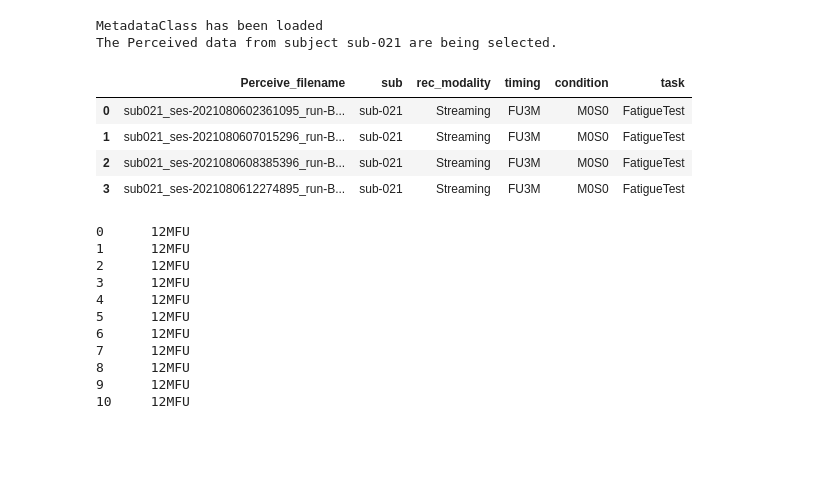
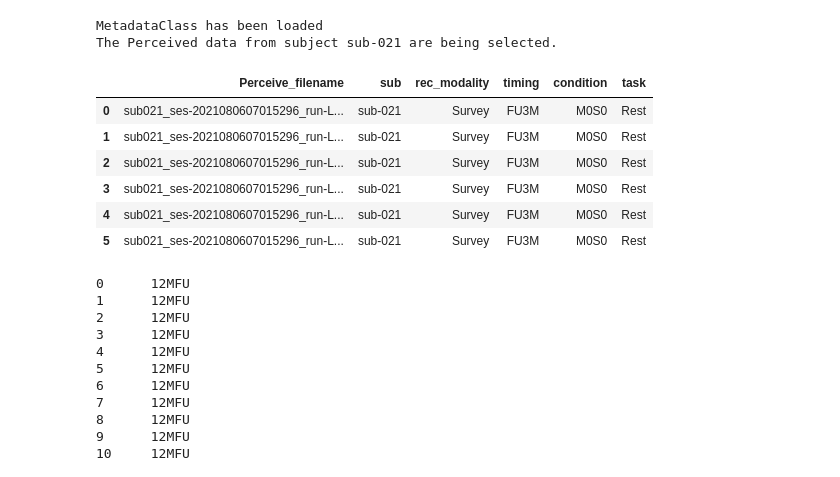
Before and after one commit to jgvhabets/PyPerceive, a Jupyter notebook: code/notebooks/percept_playground.ipynb, the cells around one changed output. Cells and saved outputs as stored; diff of their text form; code cells hidden in the pictures; blank space fills up the shorter version.

```diff
--- a/code/notebooks/percept_playground.ipynb
+++ b/code/notebooks/percept_playground.ipynb
@@ -756,9 +759,9 @@ importlib.reload(mainclass)
 
 sub021 = mainclass.PerceiveData(
     sub = "sub-021",
-    incl_modalities=["Streaming"],
+    incl_modalities=["Survey", "Streaming"],
     incl_timing = ["FU3M"],
-    incl_conditions=["M0S0"],
+    #incl_conditions=["M0S0"],
     incl_task = ["FatigueTest"]
     )
 
@@ -767,13 +770,16 @@ print(sub021)
 MetadataClass has been loaded
 The Perceived data from subject sub-021 are being selected.
 # %%
-# missing function: if one attribute is left out, the connection to the next Class is missing ...s
+# missing function: if one attribute is left out, the connection to the next Class is missing ...
+# missing function: can´t select multiple inputs simultaneously, maybe add that function later
 
-sub021.Streaming.FU3M.M0S0.FatigueTest.PerceiveMetadata_selection
+sub021.Survey.FU3M.PerceiveMetadata_selection
 # %% [output]
 |  | Perceive_filename | sub | rec_modality | timing | condition | task |
-| 0 | sub021_ses-2021080602361095_run-B... | sub-021 | Streaming | FU3M | M0S0 | FatigueTest |
-| 1 | sub021_ses-2021080607015296_run-B... | sub-021 | Streaming | FU3M | M0S0 | FatigueTest |
-| 2 | sub021_ses-2021080608385396_run-B... | sub-021 | Streaming | FU3M | M0S0 | FatigueTest |
-| 3 | sub021_ses-2021080612274895_run-B... | sub-021 | Streaming | FU3M | M0S0 | FatigueTest |
+| 0 | sub021_ses-2021080607015296_run-L... | sub-021 | Survey | FU3M | M0S0 | Rest |
+| 1 | sub021_ses-2021080607015296_run-L... | sub-021 | Survey | FU3M | M0S0 | Rest |
+| 2 | sub021_ses-2021080607015296_run-L... | sub-021 | Survey | FU3M | M0S0 | Rest |
+| 3 | sub021_ses-2021080607015296_run-L... | sub-021 | Survey | FU3M | M0S0 | Rest |
+| 4 | sub021_ses-2021080607015296_run-L... | sub-021 | Survey | FU3M | M0S0 | Rest |
+| 5 | sub021_ses-2021080607015296_run-L... | sub-021 | Survey | FU3M | M0S0 | Rest |
 # %%
```
Also changed, not shown: parts of 2 cells of this notebook, 3 other files.
